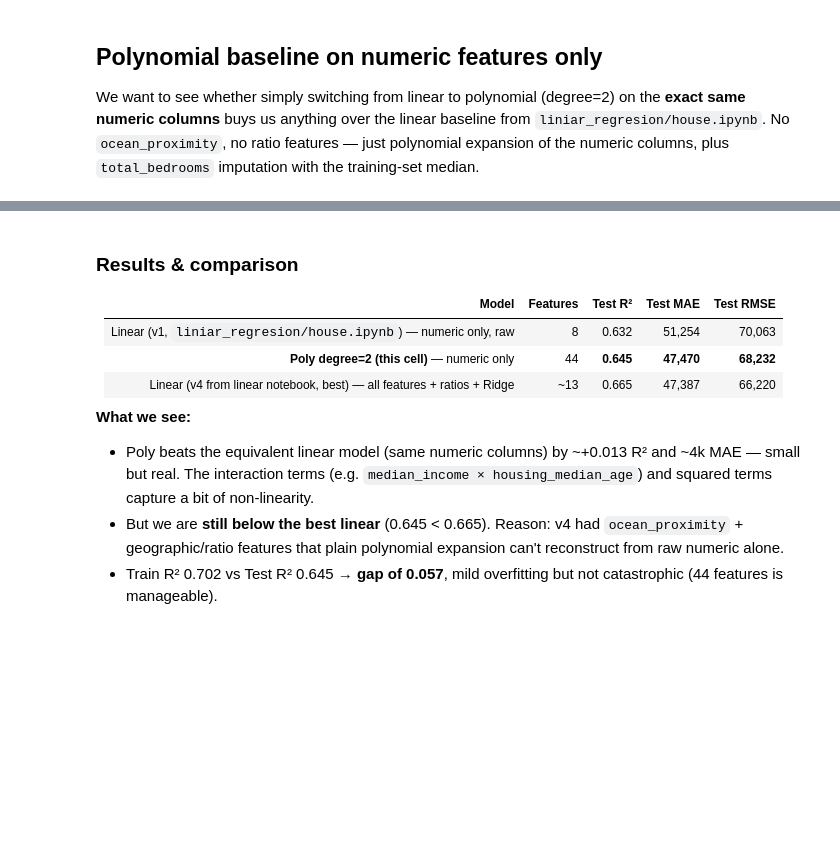
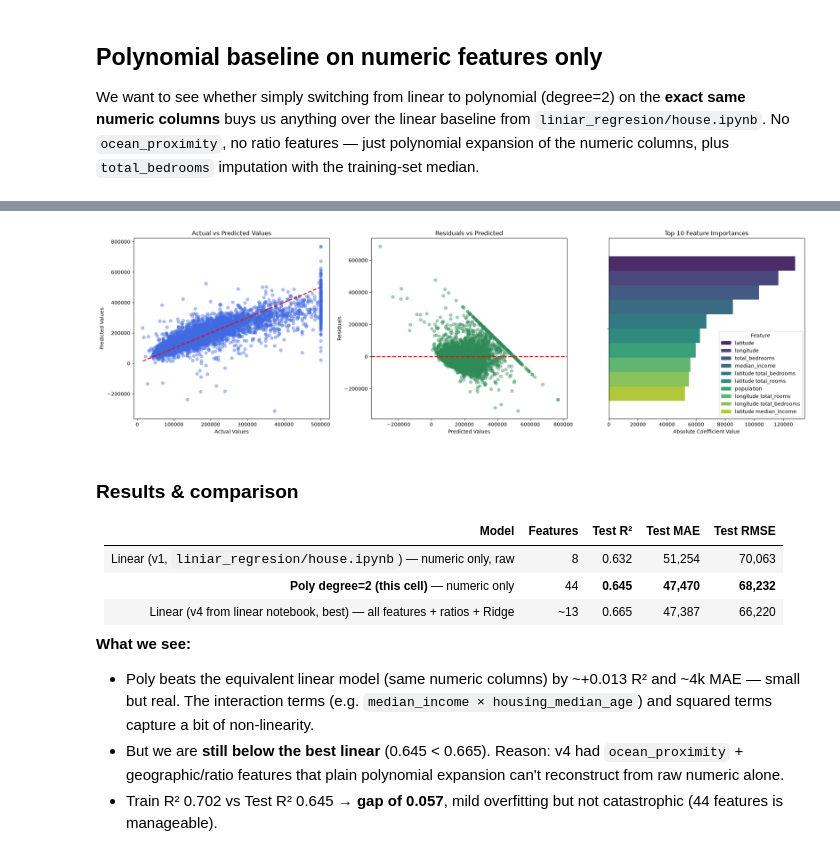
Before and after one commit to kovexison/Practica-AI, a Jupyter notebook: 01-ML-Regression/polynomial_regresion/hause.ipynb, the cells around one changed output, grey strips where cells are left out. Drawn from its saved outputs; the diff is of its cells as text; code cells hidden in the pictures; blank space fills up the shorter version.

Commit message:
Cleaning & Adding plots
AI-18

```diff
--- a/01-ML-Regression/polynomial_regresion/hause.ipynb
+++ b/01-ML-Regression/polynomial_regresion/hause.ipynb
@@ -61,3 +61,49 @@ Test  R²:   0.645
+# %%
+# 1. Extract feature names and calculate importance
+# Using x.columns gets the original feature names before transformation
+feature_names = poly.get_feature_names_out(x.columns)
+coefficients = model.coef_
+
+# Create a DataFrame to map features to their absolute coefficient values
+importance_df = pd.DataFrame({
+    'Feature': feature_names,
+    'Importance': np.abs(coefficients),
+    'Coefficient': coefficients
+})
+
+# Sort and select the top 10 most impactful features for readability
+top_features = importance_df.sort_values(by='Importance', ascending=False).head(10)
+
+# 2. Set up the plotting area (1 row, 3 columns)
+fig, axes = plt.subplots(1, 3, figsize=(20, 6))
+
+# Plot A: Actual vs Predicted (Multivariate Regression Line equivalent)
+axes[0].scatter(y_test, y_pred_test, alpha=0.4, color='royalblue')
+# Ideal model prediction line (Actual == Predicted)
+axes[0].plot([y_test.min(), y_test.max()], [y_test.min(), y_test.max()], 'r--', lw=2)
+axes[0].set_title('Actual vs Predicted Values')
+axes[0].set_xlabel('Actual Values')
+axes[0].set_ylabel('Predicted Values')
+
+# Plot B: Residuals Plot (Checking for homoscedasticity and patterns)
+residuals = y_test - y_pred_test
+axes[1].scatter(y_pred_test, residuals, alpha=0.4, color='seagreen')
+axes[1].axhline(y=0, color='r', linestyle='--', lw=2)
+axes[1].set_title('Residuals vs Predicted')
+axes[1].set_xlabel('Predicted Values')
+axes[1].set_ylabel('Residuals')
+
+# Plot C: Feature Importance (Top 10 by absolute coefficient)
+sns.barplot(x='Importance', hue='Feature', data=top_features, ax=axes[2], palette='viridis')
+axes[2].set_title('Top 10 Feature Importances')
+axes[2].set_xlabel('Absolute Coefficient Value')
+axes[2].set_ylabel('')
+
+# Adjust layout to prevent overlap
+plt.tight_layout()
+plt.show()
+# %% [output]
+[figure, added]
 # %% [markdown]
 ### Results & comparison
 
```
Also changed, not shown: parts of 10 cells of this notebook, 2 other files.
